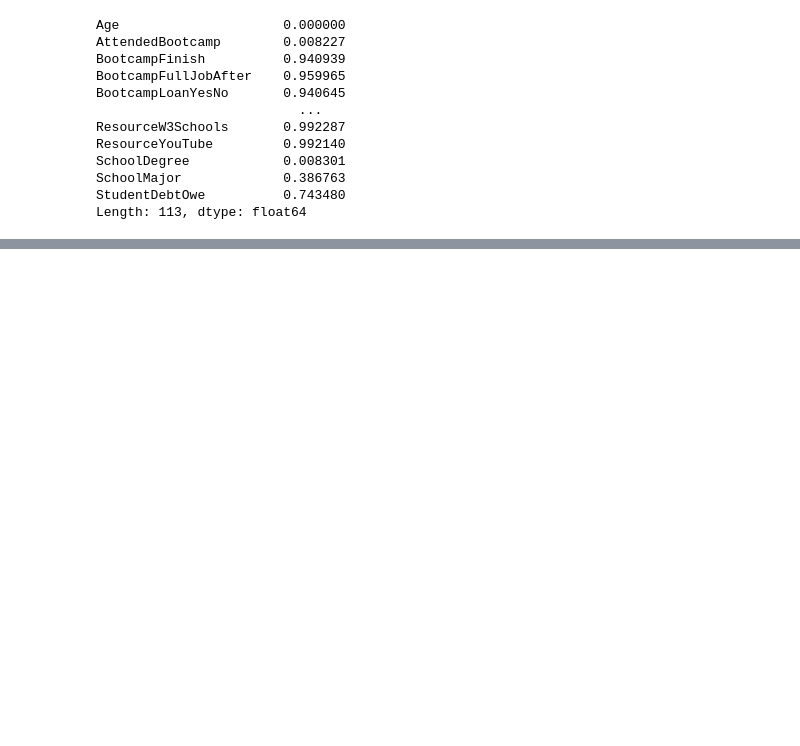
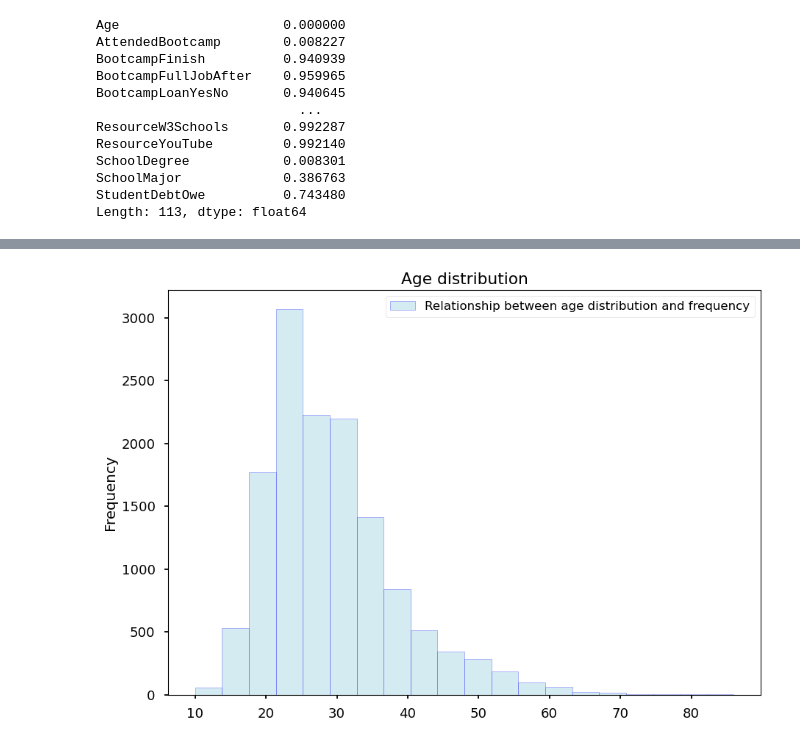
Before and after one commit to GaboRamalho/Data-Science, a Jupyter notebook: lab 02.10/bootcampresearch.ipynb, the cells around one changed output, grey strips where cells are left out. Saved outputs shown, nothing was run; the diff lists cells and outputs as text; code cells hidden in the pictures; blank space fills up the shorter version.

```diff
--- a/lab 02.10/bootcampresearch.ipynb
+++ b/lab 02.10/bootcampresearch.ipynb
@@ -6,7 +6,7 @@ import numpy as np
 import matplotlib.pyplot as plt
 plt.style.use('seaborn-talk')
 # %%
-data = pd.read_csv('C:\\Users\\EDS\\OneDrive - Extreme Digital Solutions\\Documentos\\TADS020\\Data Science\\Dados-Pesquisa.csv')
+data = pd.read_csv('C:\\Users\\EDS\\OneDrive - Extreme Digital Solutions\\Documentos\\TADS020\\Data Science\\lab 02.10\\Dados-Pesquisa.csv')
 # %%
 data.head(1-2)
 # %% [output]
@@ -83,0 +94,5 @@ Length: 113, dtype: float64
+# %%
+dados = df2[['Age','Gender', 'JobPref', 'JobRoleInterest',
+               'EmploymentField', 'JobRelocateYesNo',
+               'HoursLearning', 'MoneyForLearning']]
+dados
@@ -83,0 +113,18 @@ Length: 113, dtype: float64
+# %%
+# Create a histogram of 'Age' with 20 bins and light blue bars
+plt.hist(dados['Age'], bins=20, color = 'lightblue', alpha = 0.5, edgecolor = 'blue')
+
+# Label the Y-axis
+plt.ylabel('Frequency')
+
+
+# Set the title of the histogram
+plt.title('Age distribution')
+
+# Add a legend to explain the meaning of alpha
+plt.legend(['Relationship between age distribution and frequency'], loc = 'best', fontsize = 12)
+
+# Display the histogram
+plt.show()
+# %% [output]
+[figure, added]
```
Also changed, not shown: parts of 6 cells of this notebook.
